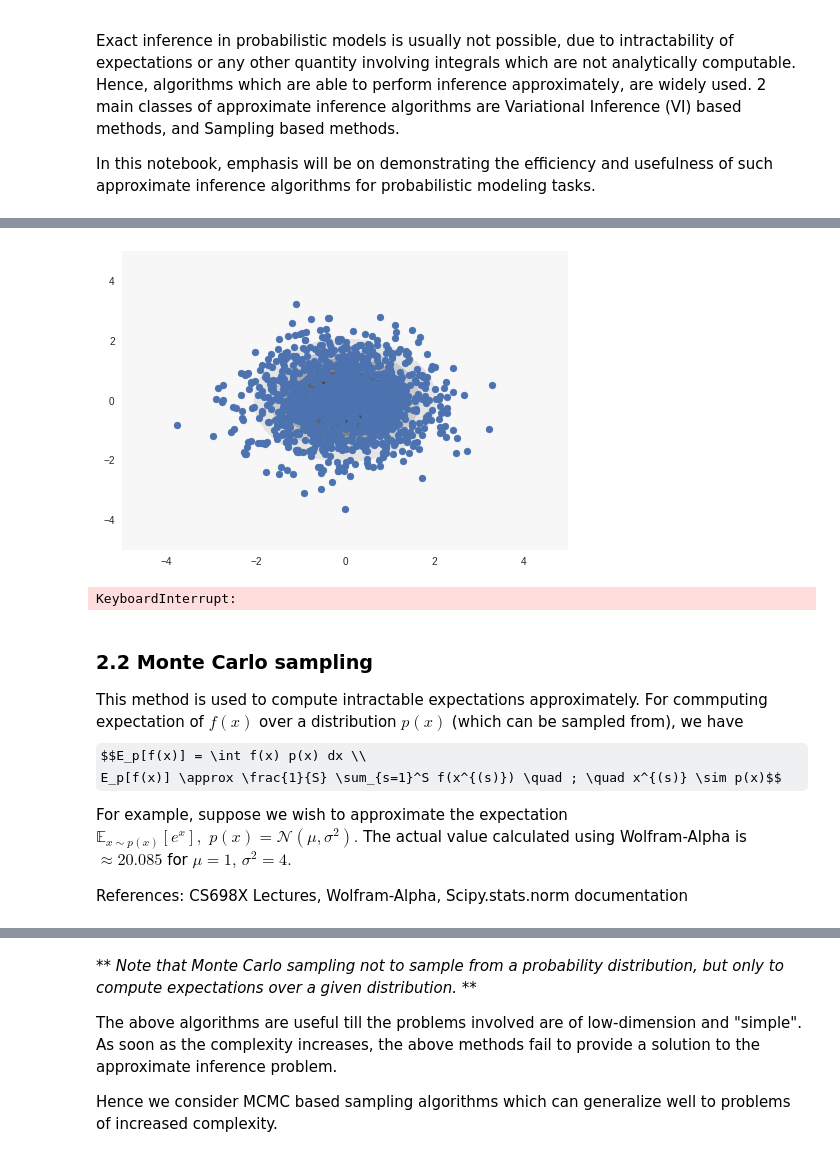
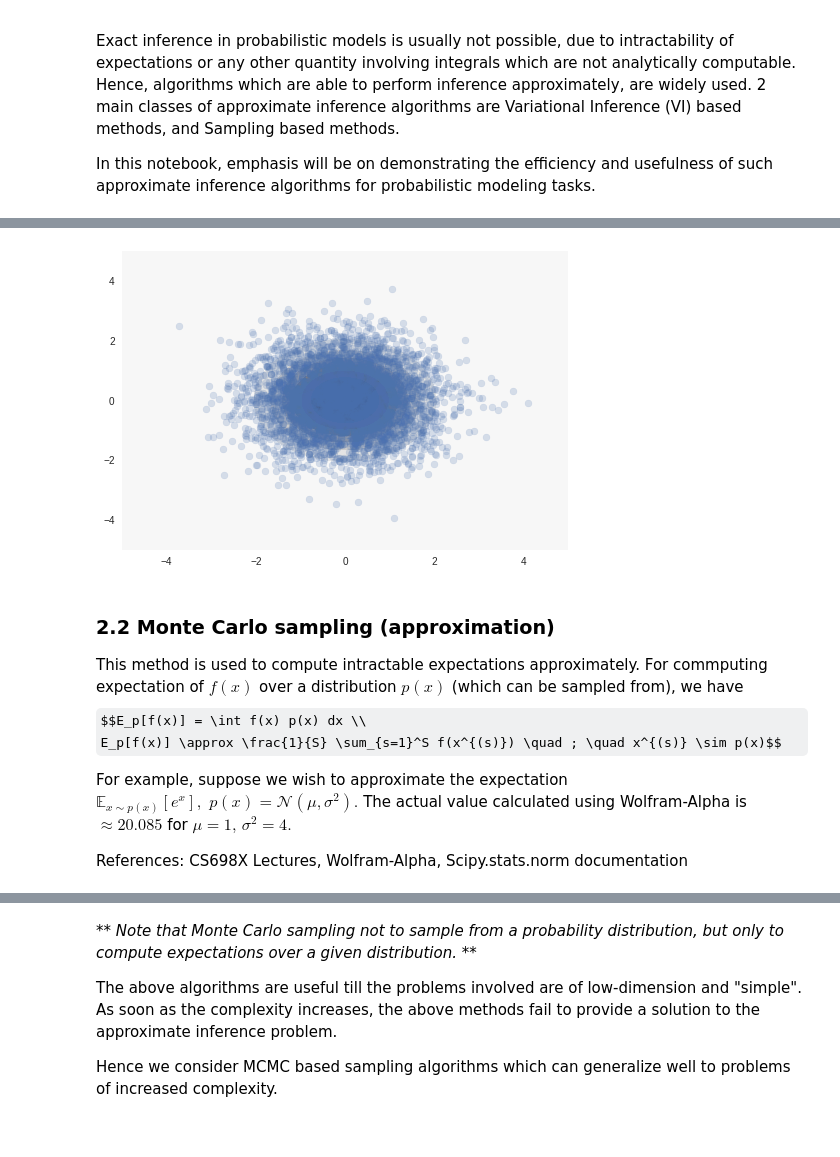
Before and after one commit to pulkitgo/Sampling-for-Approx-inference, a Jupyter notebook: PMI_Demo.ipynb, the cells around one changed output, grey strips where cells are left out. Saved outputs shown, nothing was run; the diff lists cells and outputs as text; code cells hidden in the pictures; some formulas as TeX source.

Commit message:
Fixed rejection sampling

```diff
--- a/PMI_Demo.ipynb
+++ b/PMI_Demo.ipynb
@@ -99,38 +101,37 @@ def plot_samples(samples, p_c):
     p_cXY = p_c.pdf(XY)
     STEPS = 20
     DELTA = N_SAMPLES // STEPS
 
     for step in range(STEPS):
         plt.contourf(X,Y,p_cXY)
         end = int(step*DELTA)
 
         del_samples = samples[:end+1]
-        plt.scatter(*zip(*del_samples))             #Alpha = transparency of scatter plots
+        plt.scatter(*zip(*del_samples),alpha=0.2)             #Alpha = transparency of scatter plots
         display()
         clear_output(wait=True)
         plt.pause(0.1)
 
 def rejection_sampling(p_c, q, M):
     samples = []
     while len(samples) < N_SAMPLES:
         z = q.rvs()
         u = np.random.uniform(0.0, M*q.pdf(z))
         if u <= p_c.pdf(z):
             samples.append(z)
     samples = np.array(samples)
 
     plot_samples(samples,p_c)
 
 
 p_normal_2d = multivariate_normal(MU_2D, COV_2D)
 q = multivariate_normal(np.zeros((2,)),Q_VAR*np.identity(2))
 
 rejection_sampling(p_normal_2d, q, M)
 # %% [output]
-[figure, old version]
+[figure, new version]
-KeyboardInterrupt:
 # %% [markdown]
-### 2.2 Monte Carlo sampling
+### 2.2 Monte Carlo sampling (approximation)
 
 This method is used to compute intractable expectations approximately. For commputing expectation of $f(x)$ over a distribution $p(x)$ (which can be sampled from), we have $$E_p[f(x)] = \int f(x) p(x) dx \\
                                 E_p[f(x)] \approx \frac{1}{S} \sum_{s=1}^S f(x^{(s)}) \quad ; \quad x^{(s)} \sim p(x)$$
```
Also changed, not shown: parts of 5 cells of this notebook.
